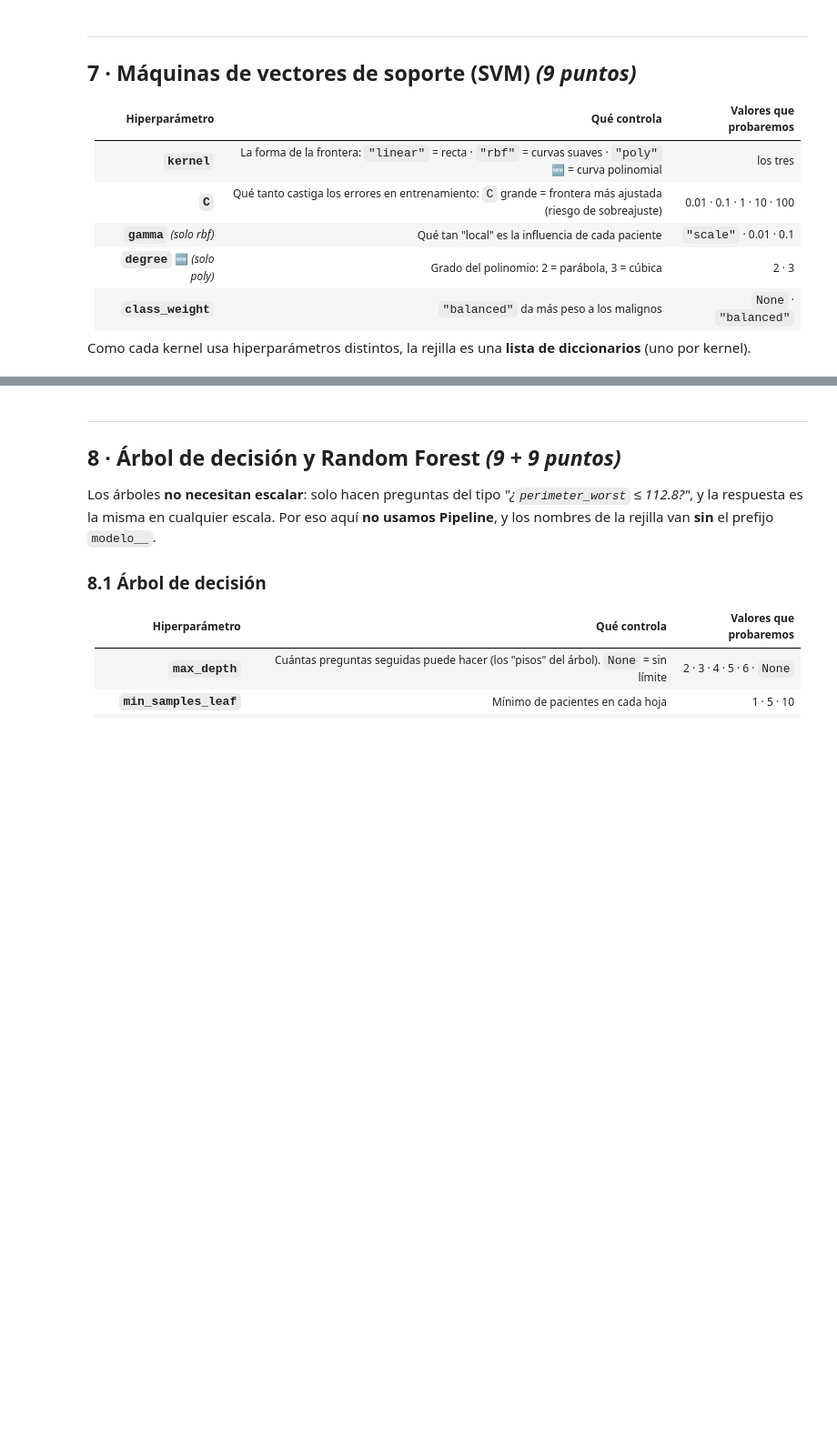
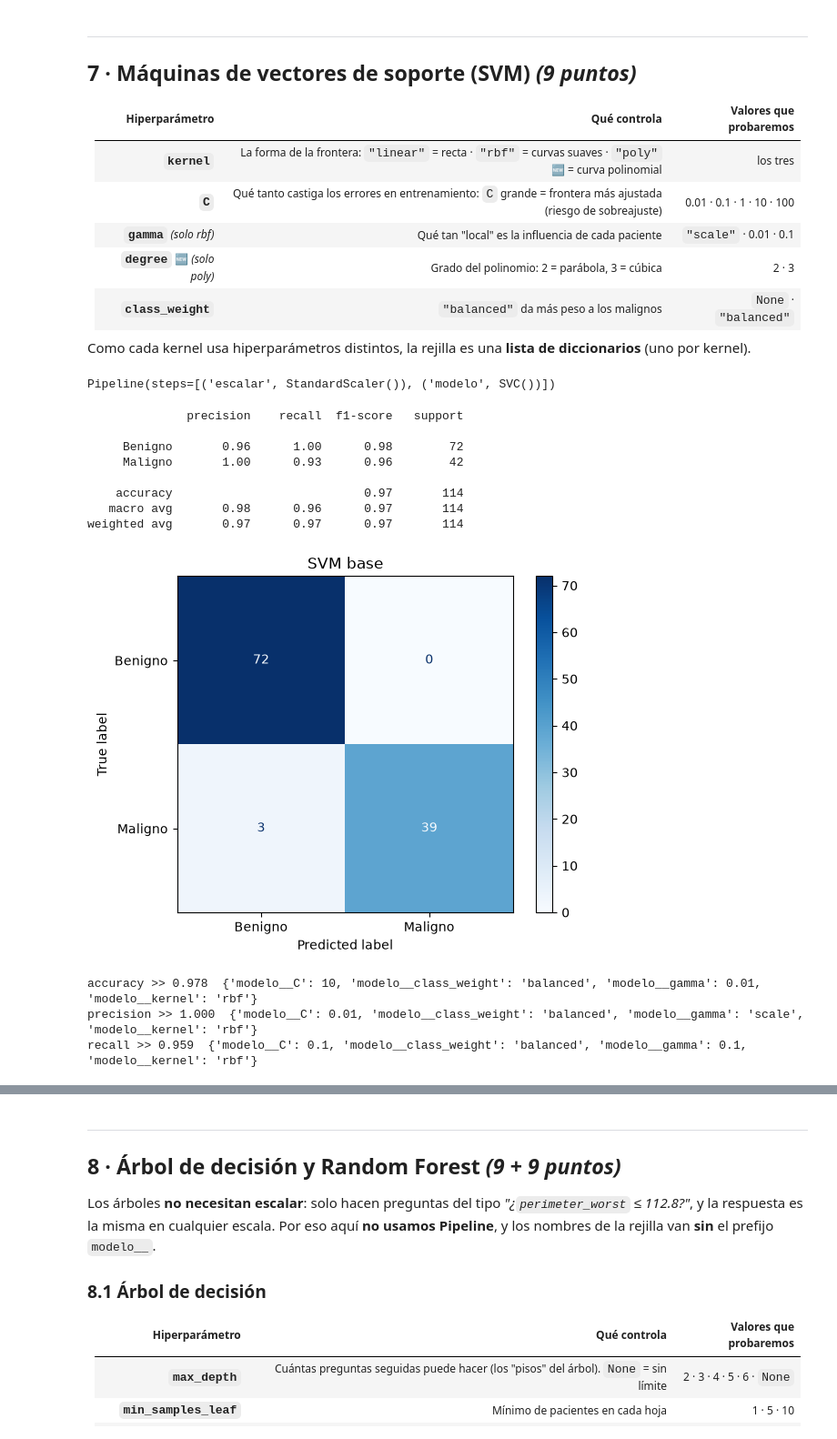
Before and after one commit to robertogurrola17-cmyk/practicas_IA, a Jupyter notebook: Tarea_Integradora_Unidades_5_y_6/Tarea_U5-U6_Cancer_Mama_ALUMNO.ipynb, the cells around one changed output, grey strips where cells are left out. Shown at 91% size. Saved outputs shown, nothing was run; the diff lists cells and outputs as text; code cells hidden in the pictures; blank space fills up the shorter version.

```diff
--- a/Tarea_Integradora_Unidades_5_y_6/Tarea_U5-U6_Cancer_Mama_ALUMNO.ipynb
+++ b/Tarea_Integradora_Unidades_5_y_6/Tarea_U5-U6_Cancer_Mama_ALUMNO.ipynb
@@ -249,7 +325,7 @@ from sklearn.naive_bayes import GaussianNB
 # Pipeline: escalar → modelo
 nb_base = Pipeline([
     ("escalar", StandardScaler()),
-    ("modelo",  ____)    # ✏️
+    ("modelo",  GaussianNB())    # ✏️
 ])
 
 # Ajustando el modelo con valores por defecto
@@ -268,15 +356,15 @@ plt.show()
 # %%
 # Hiperparámetros a optimizar
 rejilla_nb = {
-    "modelo__var_smoothing": np.____(-9, 0, 10),               # 10 valores: 1e-9, 1e-8, …, 1  ✏️
-    "modelo__priors":        [None, [0.5, 0.5], ____],        # [benigno, maligno]  ✏️
+    "modelo__var_smoothing": np.logspace(-9, 0, 10),               # 10 valores: 1e-9, 1e-8, …, 1  ✏️
+    "modelo__priors":        [None, [0.5, 0.5], [0.3, 0.7]],        # [benigno, maligno]  ✏️
 }
 # 10 × 3 = 30 combinaciones
 # %%
 mejores_modelos = {}
 
 for metrica in metricas:
-    busqueda = GridSearchCV(____, ____, scoring=____, cv=5, n_jobs=-1)    # ✏️
+    busqueda = GridSearchCV(nb_base, rejilla_nb, scoring=metrica, cv=5, n_jobs=-1)    # ✏️
     busqueda.fit(X_train, y_train)
     mejores_modelos[metrica] = busqueda.best_estimator_
     print(f'{metrica} >> {busqueda.best_score_:.3f}  {busqueda.best_params_}')
@@ -316,22 +410,34 @@ from sklearn.svm import SVC
 # Pipeline: escalar → modelo
 svm_base = Pipeline([
     ("escalar", StandardScaler()),
-    ("modelo",  ____())    # ✏️
+    ("modelo",  SVC())    # ✏️
 ])
 
 # Ajustando el modelo con valores por defecto
 svm_base.fit(X_train, y_train)
+# %% [output]
+Pipeline(steps=[('escalar', StandardScaler()), ('modelo', SVC())])
 # %%
 # Calculando las predicciones sobre el conjunto de prueba
-y_pred = svm_base.____(X_test)    # ✏️
+y_pred = svm_base.predict(X_test)    # ✏️
 
 # Imprimiendo el reporte de clasificación
 print(classification_report(y_test, y_pred, target_names=clases))
 
 # Construyendo la matriz de confusión
 ConfusionMatrixDisplay.from_predictions(y_test, y_pred, display_labels=clases, cmap='Blues')
 plt.title('SVM base')
 plt.show()
+# %% [output]
+              precision    recall  f1-score   support
+
+     Benigno       0.96      1.00      0.98        72
+     Maligno       1.00      0.93      0.96        42
+
+    accuracy                           0.97       114
+   macro avg       0.98      0.96      0.97       114
+weighted avg       0.97      0.97      0.97       114
+[figure, added]
 # %%
 # Hiperparámetros a optimizar
 valores_C = [0.01, 0.1, 1, 10, 100]
@@ -356,10 +462,14 @@ rejilla_svm = [
 mejores_modelos = {}
 
 for metrica in metricas:
-    busqueda = GridSearchCV(____, ____, scoring=metrica, cv=5, n_jobs=-1)    # ✏️
+    busqueda = GridSearchCV(svm_base, rejilla_svm, scoring=metrica, cv=5, n_jobs=-1)    # ✏️
     busqueda.fit(X_train, y_train)
     mejores_modelos[metrica] = busqueda.best_estimator_
     print(f'{metrica} >> {busqueda.best_score_:.3f}  {busqueda.best_params_}')
+# %% [output]
+accuracy >> 0.978  {'modelo__C': 10, 'modelo__class_weight': 'balanced', 'modelo__gamma': 0.01, 'modelo__kernel': 'rbf'}
+precision >> 1.000  {'modelo__C': 0.01, 'modelo__class_weight': 'balanced', 'modelo__gamma': 'scale', 'modelo__kernel': 'rbf'}
+recall >> 0.959  {'modelo__C': 0.1, 'modelo__class_weight': 'balanced', 'modelo__gamma': 0.1, 'modelo__kernel': 'rbf'}
 # %%
 # Mostrando las matrices de confusión de las 3 versiones optimizadas
 fig, ejes = plt.subplots(1, 3, figsize=(12, 4))
```
Also changed, not shown: parts of 41 cells of this notebook.
